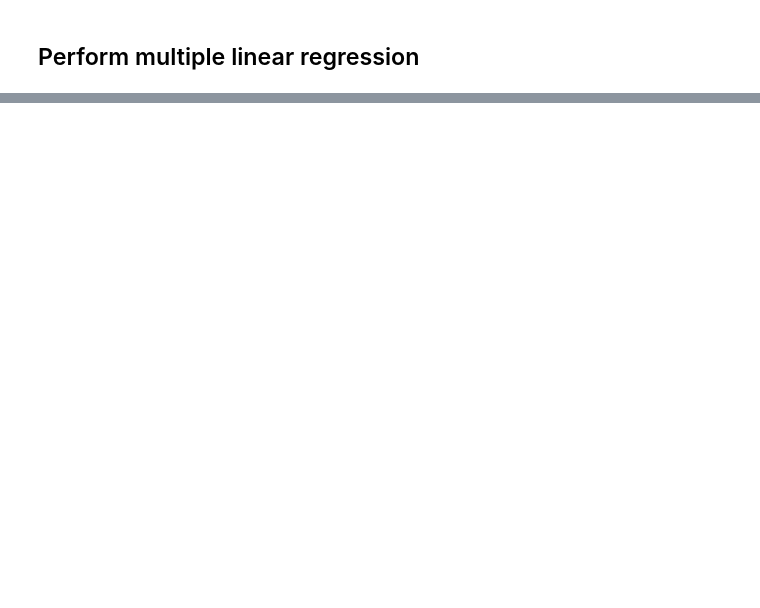
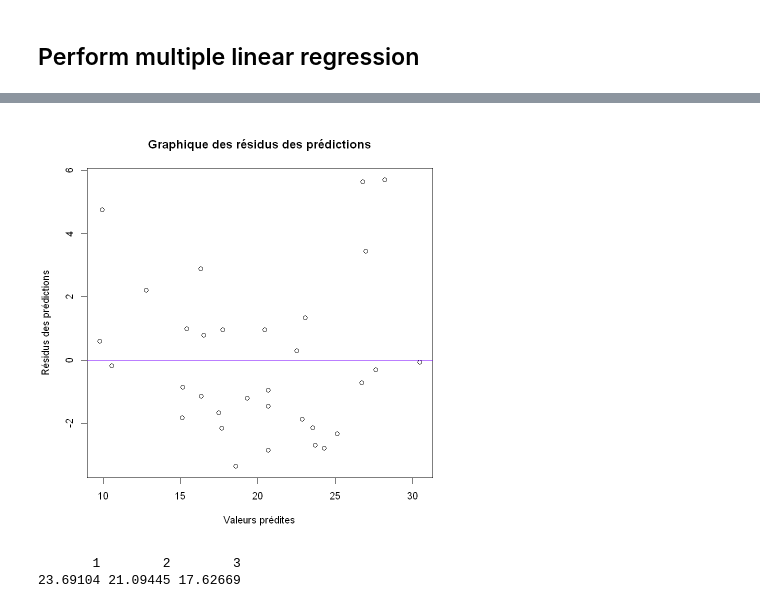
Before and after one commit to FirasKahlaoui/university-codes-and-tps, a Jupyter notebook: Prevision/Multiple Linear Regression/multiple_regression.ipynb, the cells around one changed output, grey strips where cells are left out. Cells and saved outputs as stored; diff of their text form; code cells hidden in the pictures; blank space fills up the shorter version.

```diff
--- a/Prevision/Multiple Linear Regression/multiple_regression.ipynb
+++ b/Prevision/Multiple Linear Regression/multiple_regression.ipynb
@@ -31,7 +61,7 @@ A data.frame: 6 × 12
 # %% [markdown]
 ## Perform multiple linear regression
 # %%
-model <- lm(mpg ~ cyl + disp + hp + drat + wt + qsec + vs + am + gear + carb, data = mtcars)
+model <- lm(mpg ~ hp + drat + wt, data = mtcars)
 summary(model)
 # %% [output]
 Call:
@@ -168,0 +117,2 @@ Le test de normalité de Shapiro-Wilk a produit une statistique W de 0.95694, av
+# %%
+predictions <- predict(model, newdata = mtcars)
@@ -168,0 +138,24 @@ Le test de normalité de Shapiro-Wilk a produit une statistique W de 0.95694, av
+# %%
+residus_pred <- mtcars$mpg - predictions
+# %%
+par(bg = "white")
+
+plot(predictions, residus_pred,
+     xlab = "Valeurs prédites",
+     ylab = "Résidus des prédictions",
+     main = "Graphique des résidus des prédictions")
+abline(h = 0, col = "#7700ff")
+# %% [output]
+[figure, added]
+# %%
+# Create a new data frame with new values
+new_data <- data.frame(hp = c(110, 150, 200), drat = c(3.9, 3.85, 3.7), wt = c(2.62, 3.0, 3.5))
+
+# Predict the mpg for the new values
+new_predictions <- predict(model, newdata = new_data)
+
+# Display the predictions
+new_predictions
+# %% [output]
+       1        2        3
+23.69104 21.09445 17.62669
```
Also changed, not shown: parts of 17 cells of this notebook, 2 other files.
